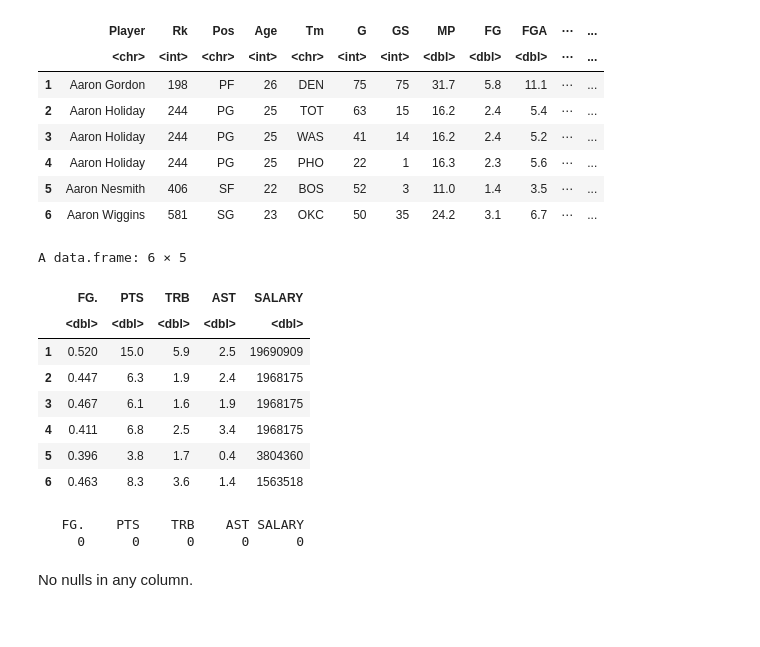
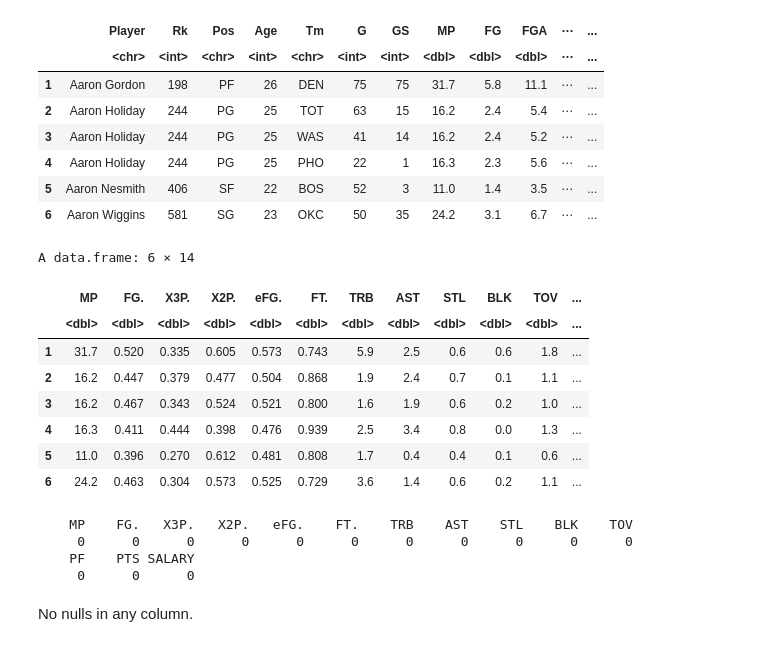
Before and after one commit to RaymondZhang20/STAT301, a Jupyter notebook: Proposal.ipynb, the cells around one changed output. Saved outputs shown, nothing was run; the diff lists cells and outputs as text; code cells hidden in the pictures.

```diff
--- a/Proposal.ipynb
+++ b/Proposal.ipynb
@@ -171,25 +155,27 @@ A data.frame: 6 × 31
 | 6 | Aaron Wiggins | 581 | SG | 23 | OKC | 50 | 35 | 24.2 | 3.1 | 6.7 | ⋯ | ... |
 # %%
 clean_data <- data_all %>%
-    select(FG., PTS, TRB, AST, SALARY) %>%
+    select(-G, -GS, -FG, -FGA, -X3P, -X3PA, -X2P, -X2PA, -FT, -FTA, -ORB, -DRB, -Rk, -Player, -Tm, -Pos, -Age) %>%
     transform(SALARY = as.numeric(SALARY)) %>%
     filter_all(any_vars(! is.na(.)))
 head(clean_data)
 # %% [output]
-A data.frame: 6 × 5
+A data.frame: 6 × 14
-|  | FG. | PTS | TRB | AST | SALARY |
-|  | <dbl> | <dbl> | <dbl> | <dbl> | <dbl> |
-| 1 | 0.520 | 15.0 | 5.9 | 2.5 | 19690909 |
-| 2 | 0.447 | 6.3 | 1.9 | 2.4 | 1968175 |
-| 3 | 0.467 | 6.1 | 1.6 | 1.9 | 1968175 |
-| 4 | 0.411 | 6.8 | 2.5 | 3.4 | 1968175 |
-| 5 | 0.396 | 3.8 | 1.7 | 0.4 | 3804360 |
-| 6 | 0.463 | 8.3 | 3.6 | 1.4 | 1563518 |
+|  | MP | FG. | X3P. | X2P. | eFG. | FT. | TRB | AST | STL | BLK | TOV | ... |
+|  | <dbl> | <dbl> | <dbl> | <dbl> | <dbl> | <dbl> | <dbl> | <dbl> | <dbl> | <dbl> | <dbl> | ... |
+| 1 | 31.7 | 0.520 | 0.335 | 0.605 | 0.573 | 0.743 | 5.9 | 2.5 | 0.6 | 0.6 | 1.8 | ... |
+| 2 | 16.2 | 0.447 | 0.379 | 0.477 | 0.504 | 0.868 | 1.9 | 2.4 | 0.7 | 0.1 | 1.1 | ... |
+| 3 | 16.2 | 0.467 | 0.343 | 0.524 | 0.521 | 0.800 | 1.6 | 1.9 | 0.6 | 0.2 | 1.0 | ... |
+| 4 | 16.3 | 0.411 | 0.444 | 0.398 | 0.476 | 0.939 | 2.5 | 3.4 | 0.8 | 0.0 | 1.3 | ... |
+| 5 | 11.0 | 0.396 | 0.270 | 0.612 | 0.481 | 0.808 | 1.7 | 0.4 | 0.4 | 0.1 | 0.6 | ... |
+| 6 | 24.2 | 0.463 | 0.304 | 0.573 | 0.525 | 0.729 | 3.6 | 1.4 | 0.6 | 0.2 | 1.1 | ... |
 # %%
 sapply(clean_data, function(x) sum(is.na(x))) #confirming there are no nulls
 # %% [output]
-   FG.    PTS    TRB    AST SALARY
-     0      0      0      0      0
+    MP    FG.   X3P.   X2P.   eFG.    FT.    TRB    AST    STL    BLK    TOV
+     0      0      0      0      0      0      0      0      0      0      0
+    PF    PTS SALARY
+     0      0      0
 # %% [markdown]
 No nulls in any column.
 # %% [markdown]
```
Also changed, not shown: parts of 9 cells of this notebook.
